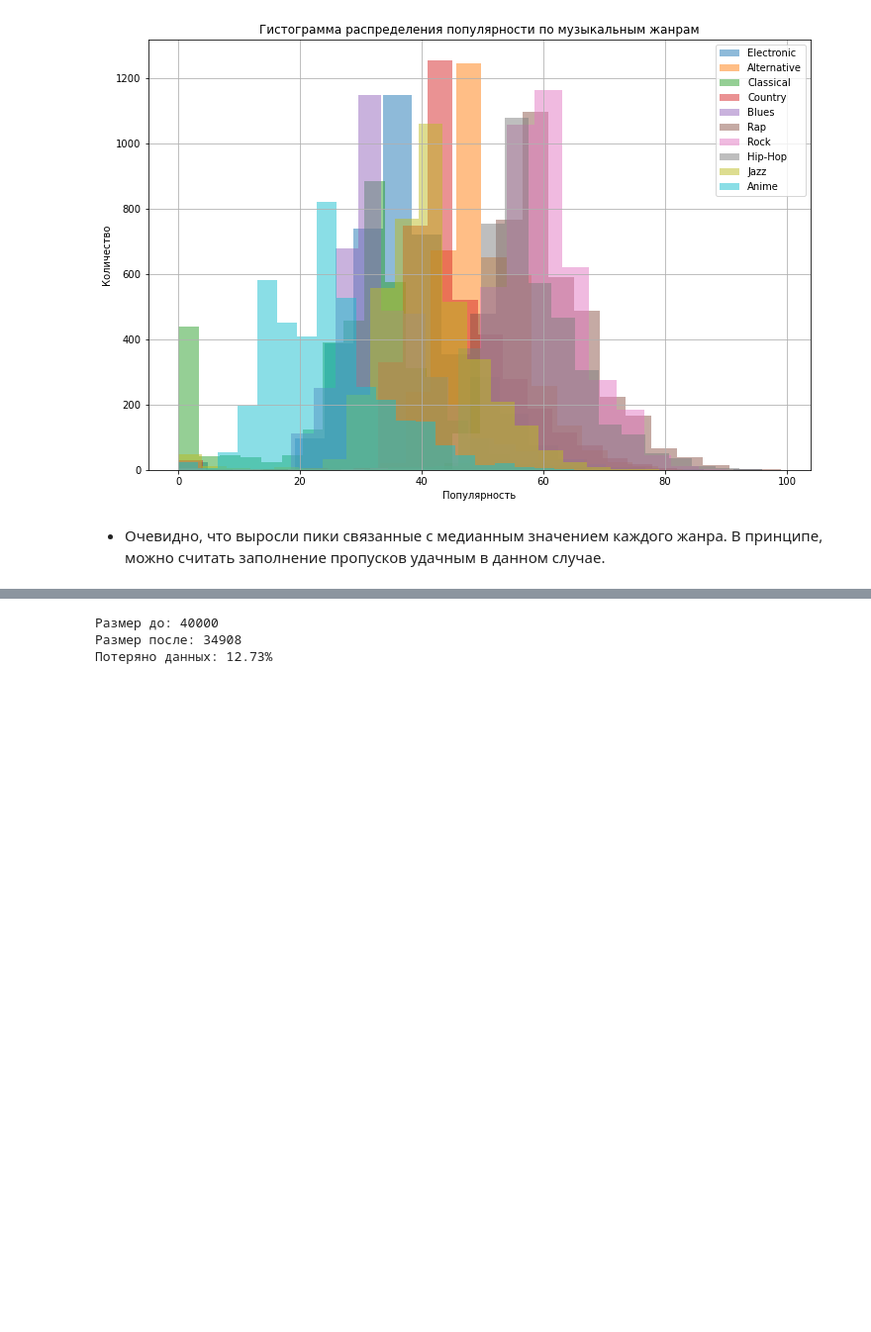
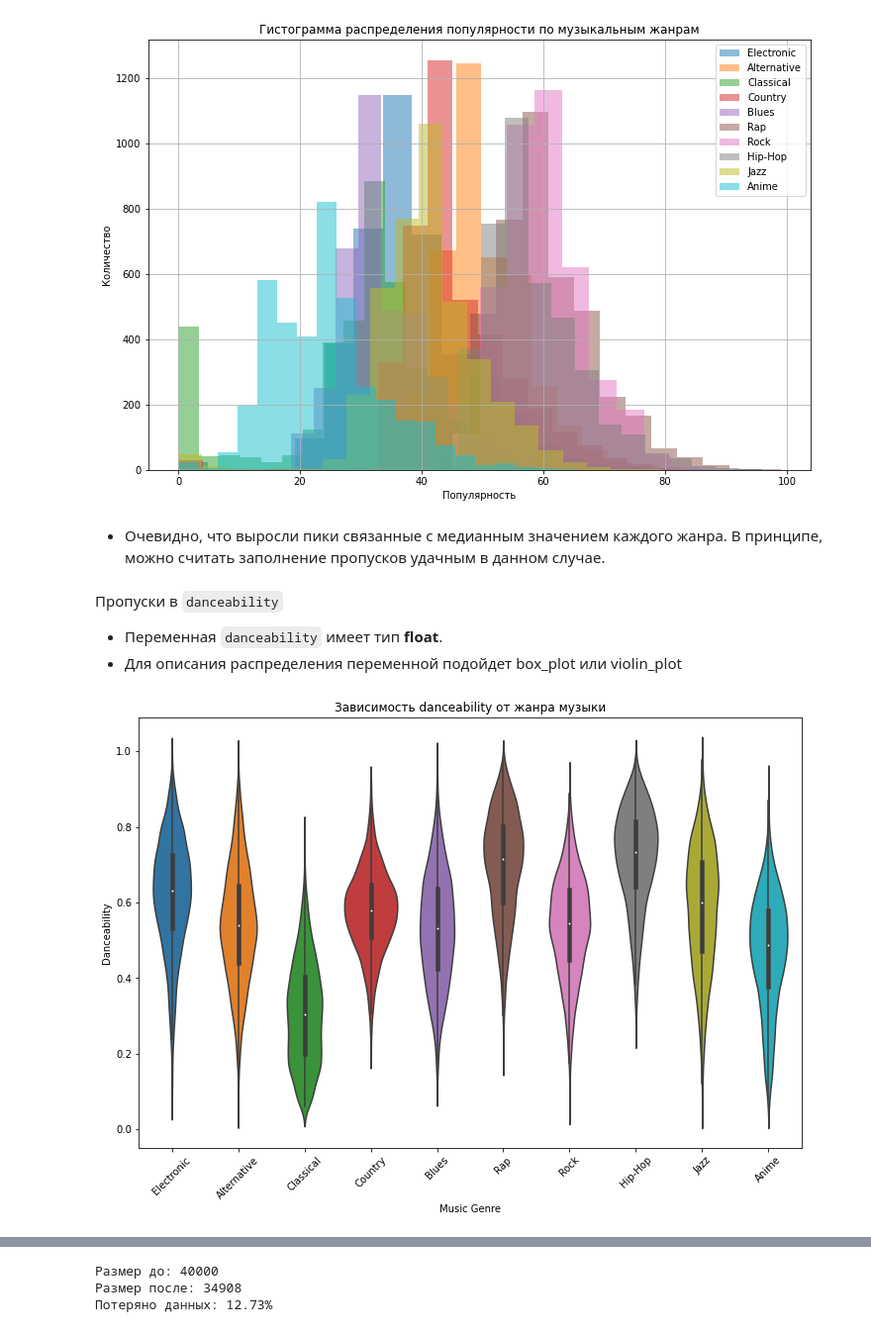
Before and after one commit to EPrutskoy/Kaggle_music_genre_prediction, a Jupyter notebook: music_model_notebook.ipynb, the cells around one changed output, grey strips where cells are left out. Shown at 99% size. Drawn from its saved outputs; the diff is of its cells as text; code cells hidden in the pictures; blank space fills up the shorter version.

```diff
--- a/music_model_notebook.ipynb
+++ b/music_model_notebook.ipynb
@@ -379,3 +378,17 @@ plt.show()
 [figure]
 # %% [markdown]
 * Очевидно, что выросли пики связанные с медианным значением каждого жанра. В принципе, можно считать заполнение пропусков удачным в данном случае.
+# %% [markdown]
+Пропуски в `danceability`
+* Переменная `danceability` имеет тип **float**.
+* Для описания распределения переменной подойдет box_plot или violin_plot
+# %%
+plt.figure(figsize=(12, 8))
+sns.violinplot(x='music_genre', y='danceability', data=train)
+plt.xticks(rotation=45)
+plt.title('Зависимость danceability от жанра музыки')
+plt.xlabel('Music Genre')
+plt.ylabel('Danceability')
+plt.show()
+# %% [output]
+[figure, added]
```
Also changed, not shown: parts of 14 cells of this notebook.
